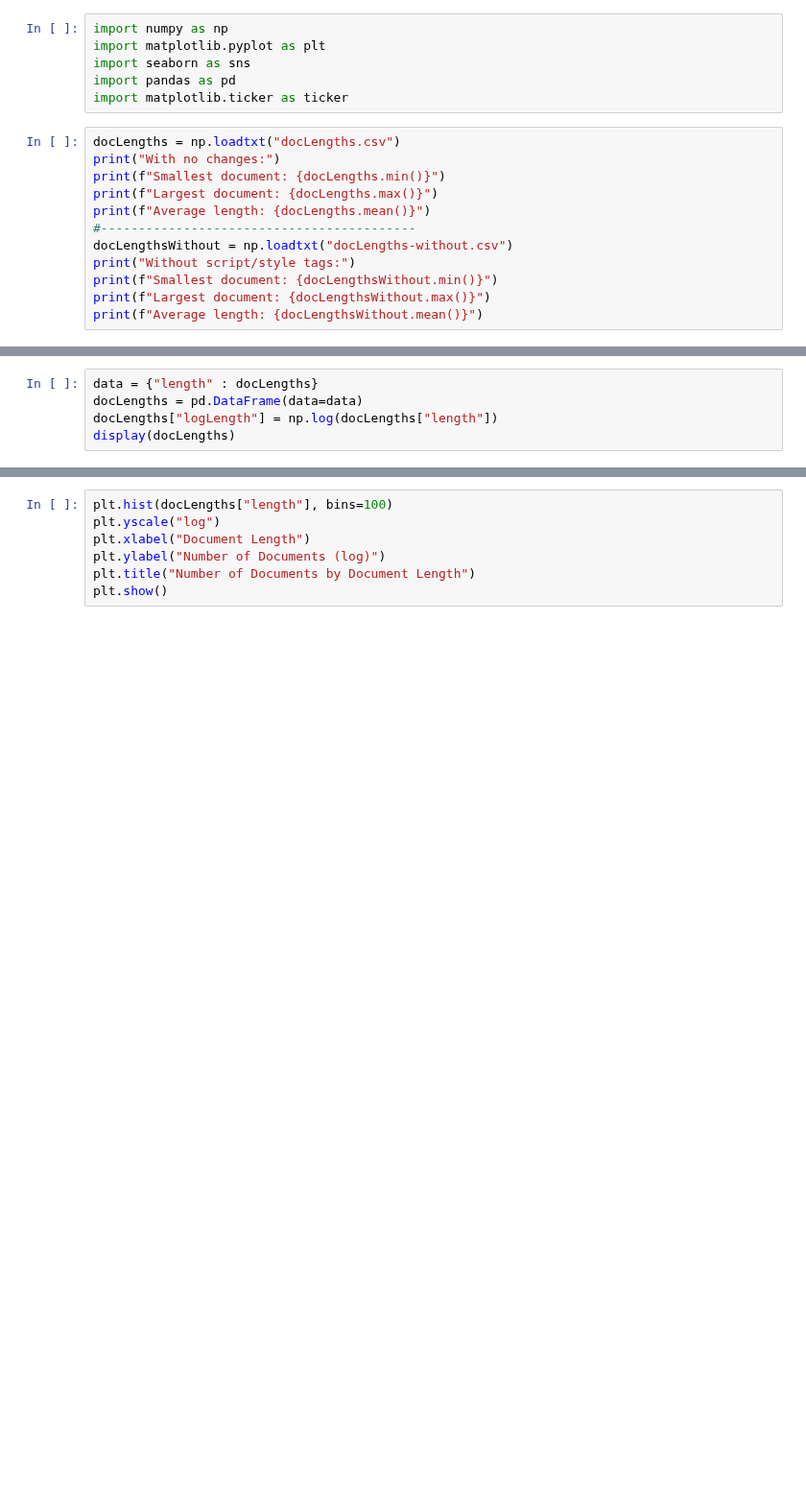
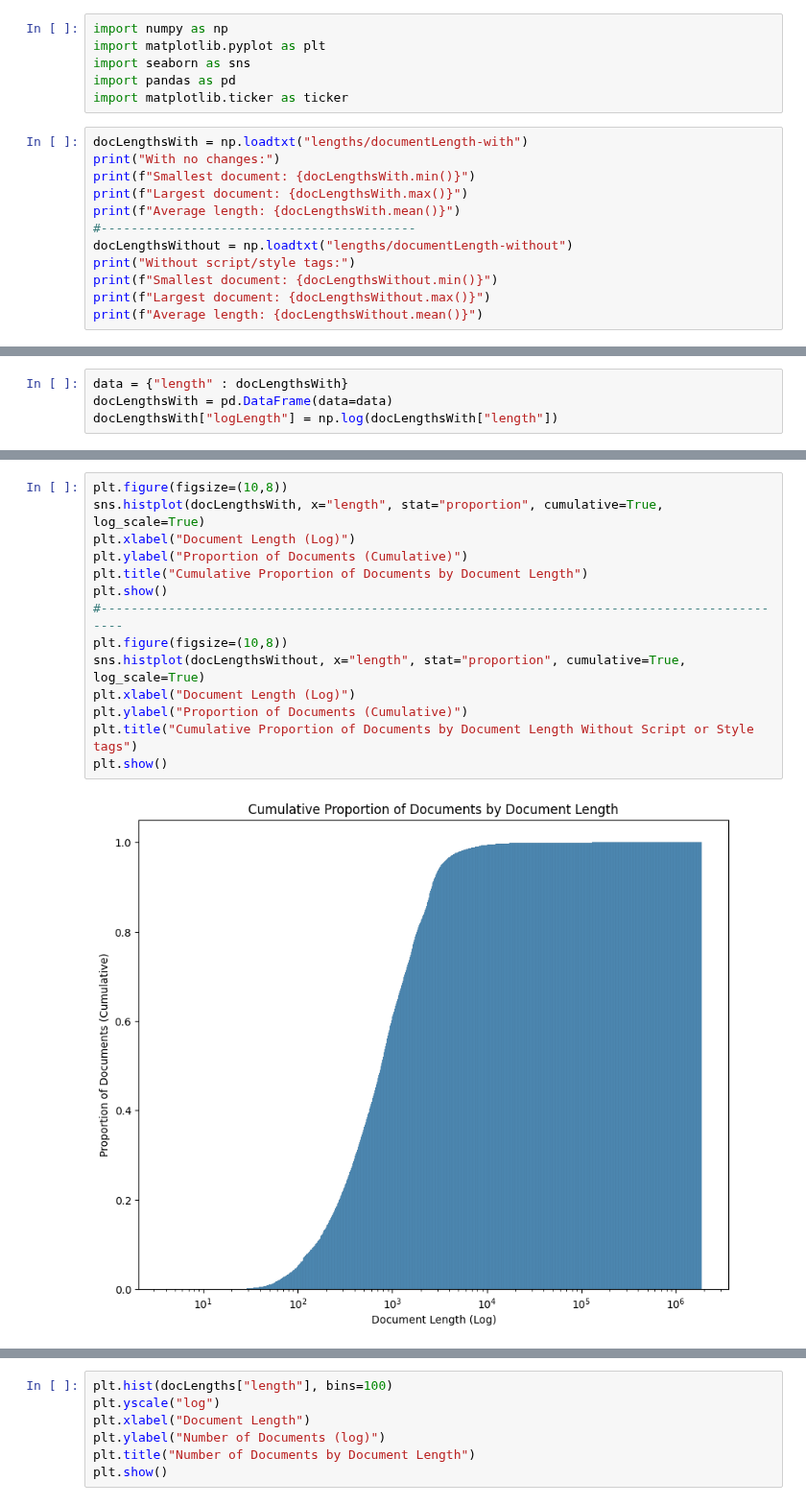
Before and after one commit to Axiomatic314/Stemming, a Jupyter notebook: ClueWeb/documentLength.ipynb, the cells around one changed output, grey strips where cells are left out. Shown at 96% size. Cells and saved outputs as stored; diff of their text form; blank space fills up the shorter version.

Commit message:
updated the graphs to use ALL of the document lengths

```diff
--- a/ClueWeb/documentLength.ipynb
+++ b/ClueWeb/documentLength.ipynb
@@ -5,13 +5,13 @@ import seaborn as sns
 import pandas as pd
 import matplotlib.ticker as ticker
 # %%
-docLengths = np.loadtxt("docLengths.csv")
+docLengthsWith = np.loadtxt("lengths/documentLength-with")
 print("With no changes:")
-print(f"Smallest document: {docLengths.min()}")
-print(f"Largest document: {docLengths.max()}")
-print(f"Average length: {docLengths.mean()}")
+print(f"Smallest document: {docLengthsWith.min()}")
+print(f"Largest document: {docLengthsWith.max()}")
+print(f"Average length: {docLengthsWith.mean()}")
 #------------------------------------------
-docLengthsWithout = np.loadtxt("docLengths-without.csv")
+docLengthsWithout = np.loadtxt("lengths/documentLength-without")
 print("Without script/style tags:")
 print(f"Smallest document: {docLengthsWithout.min()}")
 print(f"Largest document: {docLengthsWithout.max()}")
@@ -28,5 +34,4 @@ Average length: 688.2214543062771
 # %%
-data = {"length" : docLengths}
-docLengths = pd.DataFrame(data=data)
-docLengths["logLength"] = np.log(docLengths["length"])
-display(docLengths)
+data = {"length" : docLengthsWith}
+docLengthsWith = pd.DataFrame(data=data)
+docLengthsWith["logLength"] = np.log(docLengthsWith["length"])
@@ -70,0 +44,16 @@ display(docLengthsWithout)
+# %%
+plt.figure(figsize=(10,8))
+sns.histplot(docLengthsWith, x="length", stat="proportion", cumulative=True, log_scale=True)
+plt.xlabel("Document Length (Log)")
+plt.ylabel("Proportion of Documents (Cumulative)")
+plt.title("Cumulative Proportion of Documents by Document Length")
+plt.show()
+#---------------------------------------------------------------------------------------------
+plt.figure(figsize=(10,8))
+sns.histplot(docLengthsWithout, x="length", stat="proportion", cumulative=True, log_scale=True)
+plt.xlabel("Document Length (Log)")
+plt.ylabel("Proportion of Documents (Cumulative)")
+plt.title("Cumulative Proportion of Documents by Document Length Without Script or Style tags")
+plt.show()
+# %% [output]
+[figure, added]
```
Also changed, not shown: parts of 8 cells of this notebook.
